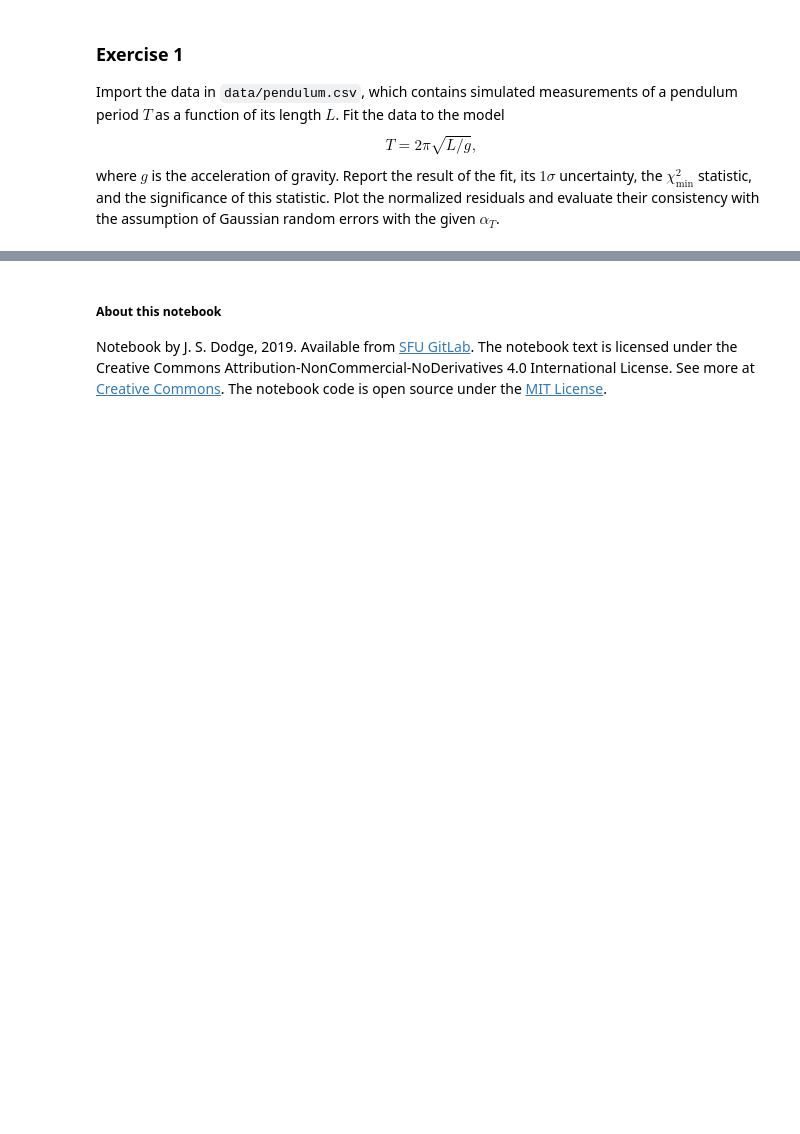
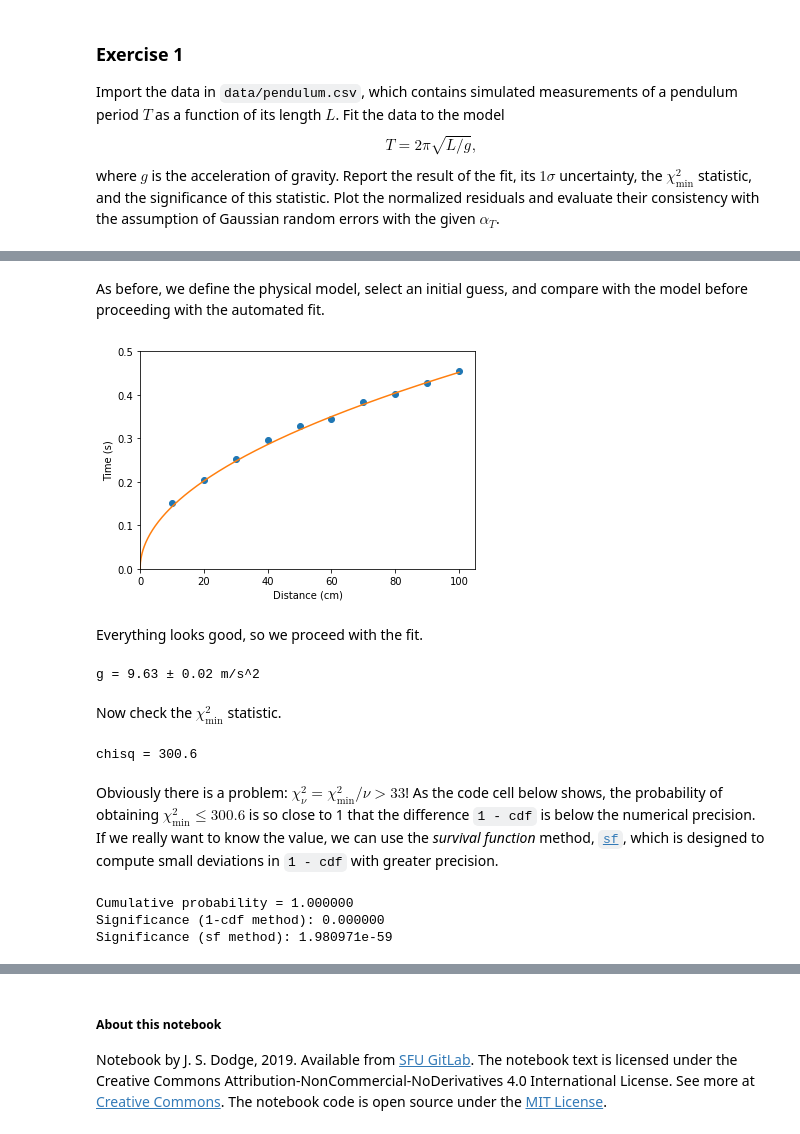
Before and after one commit to jsdodge/data-analysis-python, a Jupyter notebook: notebooks/8.0-Hypothesis-testing.ipynb, the cells around one changed output, grey strips where cells are left out. Drawn from its saved outputs; the diff is of its cells as text; code cells hidden in the pictures; blank space fills up the shorter version.

```diff
--- a/notebooks/8.0-Hypothesis-testing.ipynb
+++ b/notebooks/8.0-Hypothesis-testing.ipynb
@@ -194,0 +256,55 @@ where $g$ is the acceleration of gravity. Report the result of the fit, its $1\s
+# %% [markdown]
+As before, we define the physical model, select an initial guess, and compare with the model before proceeding with the automated fit.
+# %%
+# Define model
+def t_fall(distance, g):
+    return np.sqrt(2*distance/g)
+
+# Assign initial guess and plot
+# Use 1000 points for the model to give
+# a smooth curve near (0,0)
+gInit = 9.8
+dmodel_cm = np.linspace(0,100,1000)
+dmodel = 1e-2*dmodel_cm
+tmodel = t_fall(dmodel, gInit)
+plt.plot(d_cm, tm, 'o')
+plt.plot(dmodel_cm, tmodel, '-')
+plt.xlabel("Distance (cm)")
+plt.ylabel("Time (s)")
+plt.xlim(0,105)
+plt.ylim(0,0.5);
+# %% [output]
+[figure, added]
+# %% [markdown]
+Everything looks good, so we proceed with the fit.
+# %%
+g_fit, g_fit_cov = curve_fit(t_fall, d_cm*1e-2, tm, p0=[gInit],
+                             sigma=alpha_t_est*np.ones(np.size(tm)), absolute_sigma=True)
+alpha_g = np.sqrt(g_fit_cov[0,0])
+print(f"g = {g_fit[0]:.2f} ± {alpha_g:.2f} m/s^2")
+# %% [output]
+g = 9.63 ± 0.02 m/s^2
+# %% [markdown]
+Now check the $\chi^2_\text{min}$ statistic.
+# %%
+# Compute and display chi-squared
+res = tm - t_fall(d_cm*1e-2, g_fit)
+normres = res/alpha_t_est
+chisq = np.sum(normres**2)
+print(f"chisq = {chisq:.1f}")
+# %% [output]
+chisq = 300.6
+# %% [markdown]
+Obviously there is a problem: $\chi^2_\nu = \chi^2_\text{min}/\nu > 33$! As the code cell below shows, the probability of obtaining $\chi^2_\text{min}\leq 300.6$ is so close to 1 that the difference `1 - cdf` is below the numerical precision. If we really want to know the value, we can use the *survival function* method, [`sf`](https://docs.scipy.org/doc/scipy/reference/generated/scipy.stats.rv_continuous.sf.html), which is designed to compute small deviations in `1 - cdf` with greater precision.
+# %%
+# Compute the probability of getting this fit result
+dof = 9
+cdf = chi2.cdf(chisq, dof)
+sig = chi2.sf(chisq, dof)
+print(f"Cumulative probability = {cdf:.6f}")
+print(f"Significance (1-cdf method): {1 - cdf:.6f}")
+print(f"Significance (sf method): {sig:.6e}")
+# %% [output]
+Cumulative probability = 1.000000
+Significance (1-cdf method): 0.000000
+Significance (sf method): 1.980971e-59
```
Also changed, not shown: parts of 17 cells of this notebook, 2 other files.
